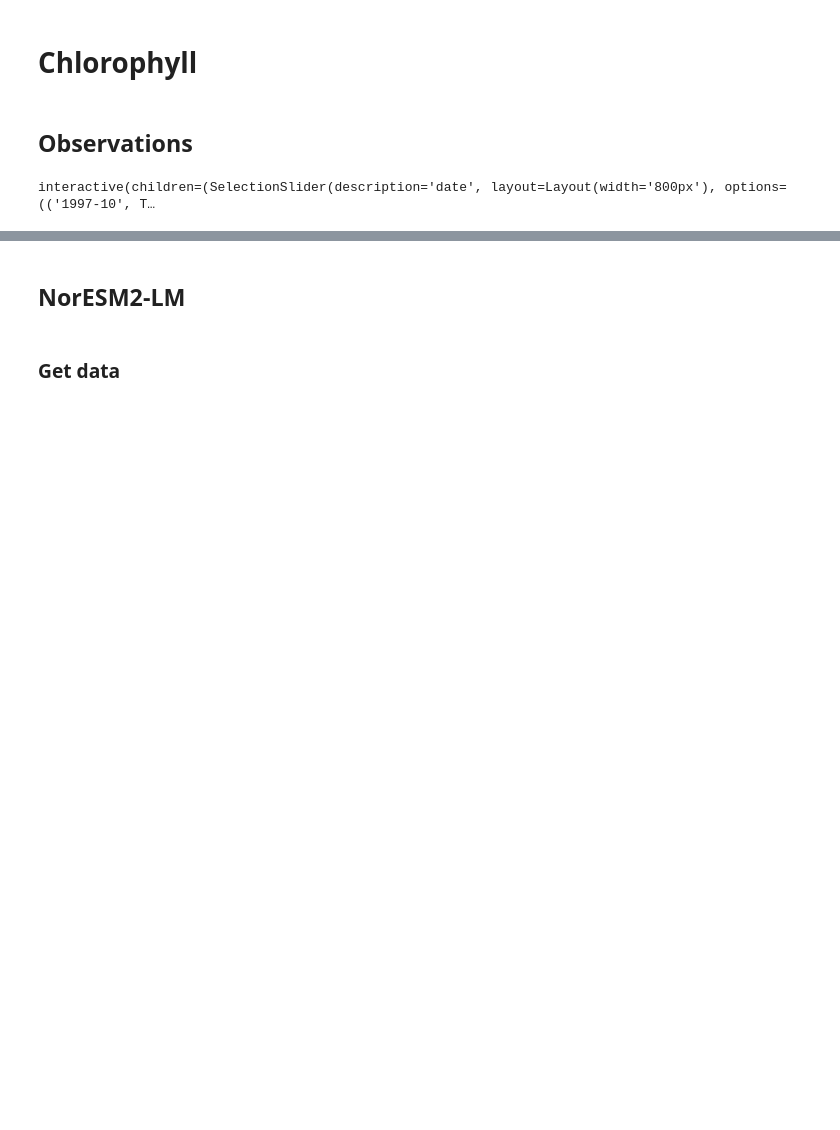
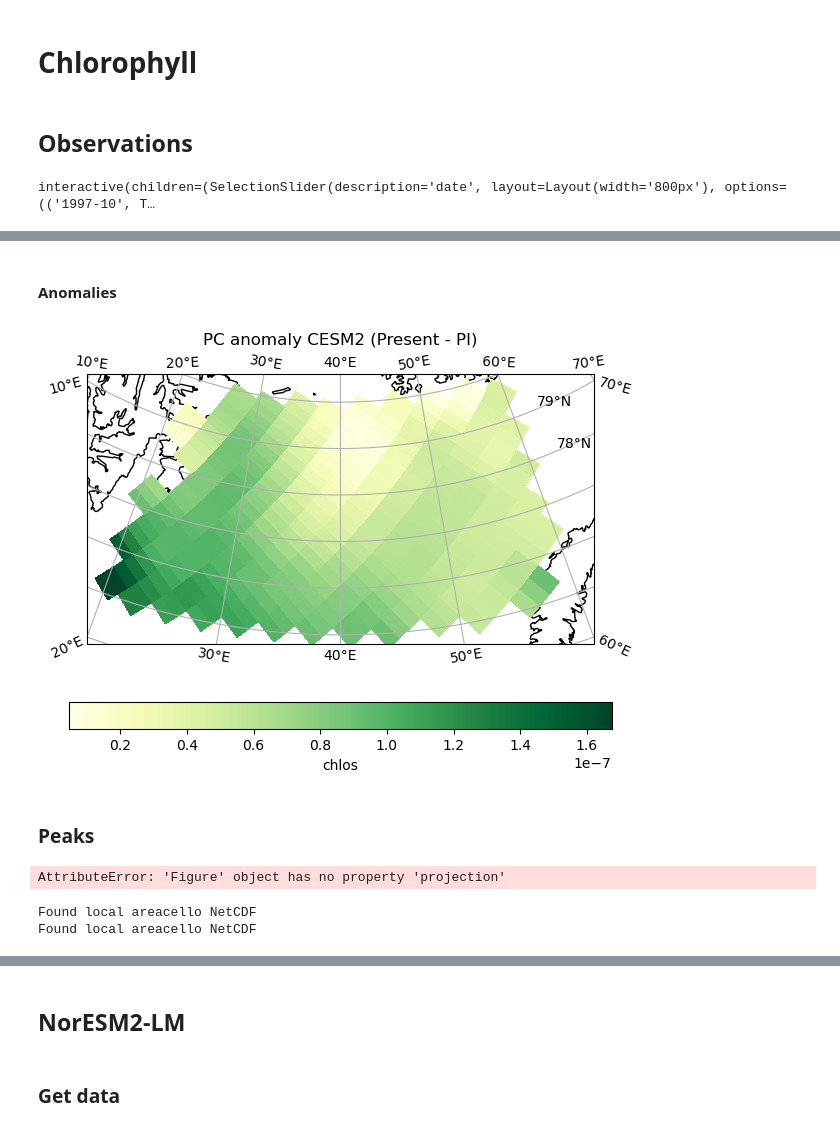
Before and after one commit to eScience-course/Tjaernoe2022-group6, a Jupyter notebook: notebooks/Stian/main.ipynb, the cells around one changed output, grey strips where cells are left out. Drawn from its saved outputs; the diff is of its cells as text; code cells hidden in the pictures; blank space fills up the shorter version.

```diff
--- a/notebooks/Stian/main.ipynb
+++ b/notebooks/Stian/main.ipynb
@@ -155,0 +76,5 @@ KeyboardInterrupt:
+# %%
+with ProgressBar():
+    chlosCesmHist = consistent_naming(xr.open_dataset(path_to_folder + 'chlos_clipped_Oday_CESM2_historical_r1i1p1f1_gn_18500102-20150101.nc'))
+    chlosCesmHist = chlosCesmHist.isel(time=slice(0, -1)) #LAST DAY IS BAD
+    chlosCesmHist = clip_to_region(chlosCesmHist, minlat=75, minlon=20, maxlon=60, maxlat=80)
@@ -155,0 +85,13 @@ KeyboardInterrupt:
+# %% [markdown]
+#### Anomalies
+# %%
+chlosCesmAnomaly = time_anomaly(chlosCesmHist, 0, 365*30, -365*30, -1)
+# %%
+chlosCesmAnomaly.chlos.plot(ax=barentsMap(minlat=74)[1], transform=ccrs.PlateCarree(), x='lon', y='lat',
+                   cmap='YlGn', cbar_kwargs={'location': 'bottom'})
+plt.title('PC anomaly CESM2 (Present - PI)')
+plt.show()
+# %% [output]
+[figure, added]
+# %% [markdown]
+### Peaks
@@ -155,0 +104,14 @@ KeyboardInterrupt:
+# %%
+fig, axs = barentsMap(minlat=74, ncols=2)
+chlosCesmHistPeaksAnomaly.plot(ax=barentsMap(minlat=74)[1], x='longitude', y='latitude', transform=ccrs.PlateCarree(),
+                            cmap='YlGn_r', levels=np.arange(-20, 0), cbar_kwargs={'location':'bottom', 'label':'Peak bloom DOY (difference)'})
+plt.title('PBD Anomaly CESM2 (Present - PI)')
+plt.show()
+# %% [output]
+AttributeError: 'Figure' object has no property 'projection'
+# %%
+chlosCesmHistPeaksMean = regional_average(chlosCesmHistPeaks, model='CESM2', clip_coords=[20, 60, 75, 80]).squeeze()
+chlosNoresmHistPeaksMean = regional_average(chlosNoresmHistPeaks, model='NorESM2-LM', clip_coords=[20, 60, 75, 80]).squeeze()
+# %% [output]
+Found local areacello NetCDF
+Found local areacello NetCDF
```
Also changed, not shown: parts of 34 cells of this notebook, 1 other file.
